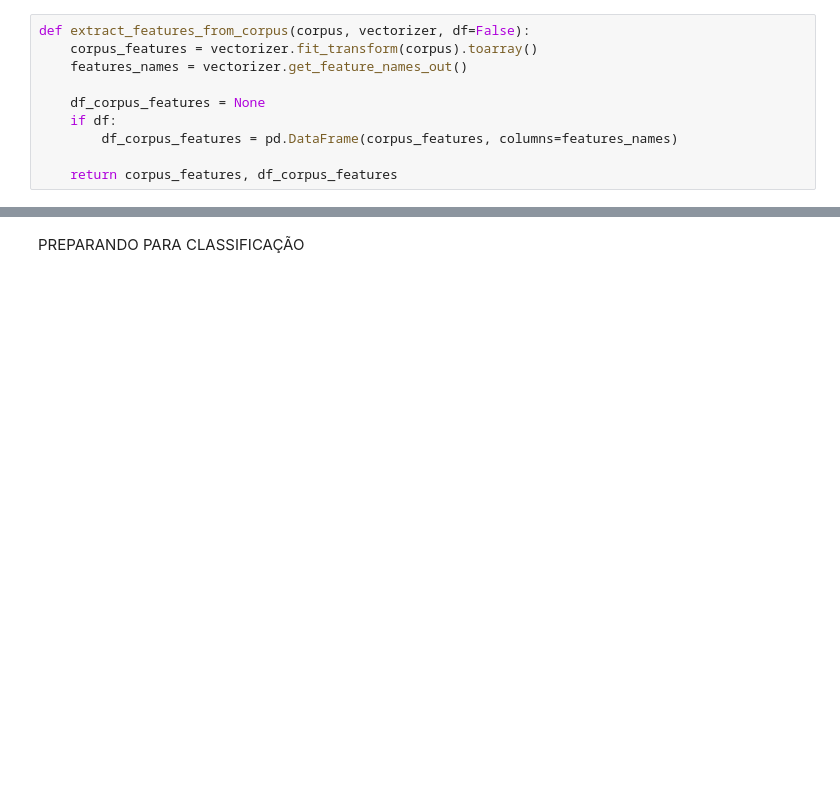
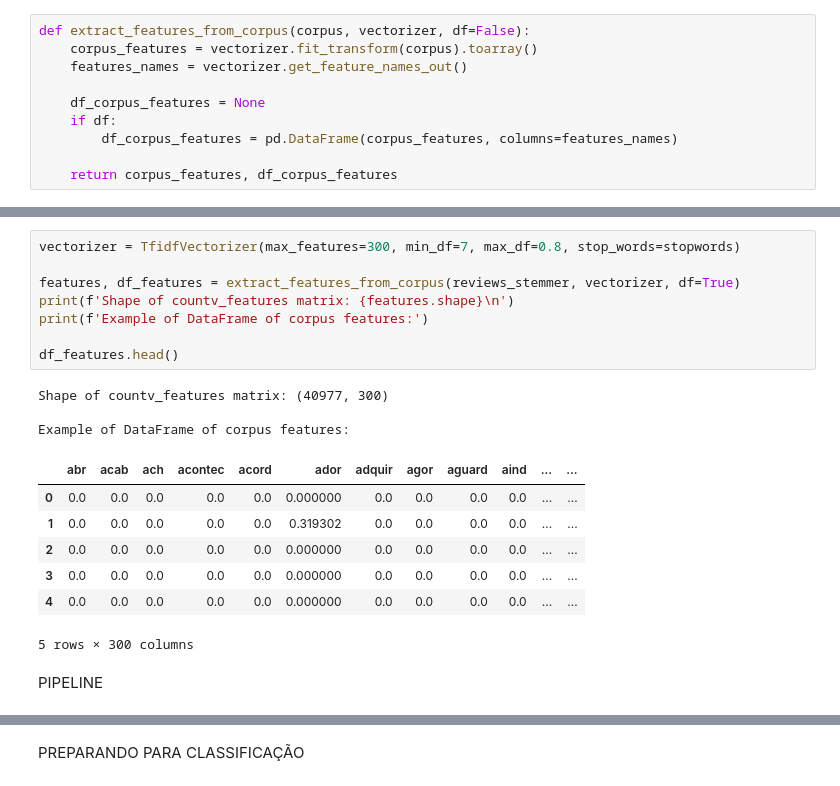
Before and after one commit to GabrielYamashita/IntermediateExamNLP, a Jupyter notebook: main.ipynb, the cells around one changed output, grey strips where cells are left out. Cells and saved outputs as stored; diff of their text form; blank space fills up the shorter version.

```diff
--- a/main.ipynb
+++ b/main.ipynb
@@ -191,3 +199,24 @@ Example of DataFrame of corpus features:
 | 3 | 0 | 0 | 0 | 0 | 0 | 0 | 0 | 0 | 0 | 0 | ... | ... |
 | 4 | 0 | 0 | 0 | 0 | 0 | 0 | 0 | 0 | 0 | 0 | ... | ... |
 5 rows × 300 columns
+# %%
+vectorizer = TfidfVectorizer(max_features=300, min_df=7, max_df=0.8, stop_words=stopwords)
+
+features, df_features = extract_features_from_corpus(reviews_stemmer, vectorizer, df=True)
+print(f'Shape of countv_features matrix: {features.shape}\n')
+print(f'Example of DataFrame of corpus features:')
+
+df_features.head()
+# %% [output]
+Shape of countv_features matrix: (40977, 300)
+
+Example of DataFrame of corpus features:
+|  | abr | acab | ach | acontec | acord | ador | adquir | agor | aguard | aind | ... | ... |
+| 0 | 0.0 | 0.0 | 0.0 | 0.0 | 0.0 | 0.000000 | 0.0 | 0.0 | 0.0 | 0.0 | ... | ... |
+| 1 | 0.0 | 0.0 | 0.0 | 0.0 | 0.0 | 0.319302 | 0.0 | 0.0 | 0.0 | 0.0 | ... | ... |
+| 2 | 0.0 | 0.0 | 0.0 | 0.0 | 0.0 | 0.000000 | 0.0 | 0.0 | 0.0 | 0.0 | ... | ... |
+| 3 | 0.0 | 0.0 | 0.0 | 0.0 | 0.0 | 0.000000 | 0.0 | 0.0 | 0.0 | 0.0 | ... | ... |
+| 4 | 0.0 | 0.0 | 0.0 | 0.0 | 0.0 | 0.000000 | 0.0 | 0.0 | 0.0 | 0.0 | ... | ... |
+5 rows × 300 columns
+# %% [markdown]
+PIPELINE
```
Also changed, not shown: parts of 7 cells of this notebook, 1 other file.
